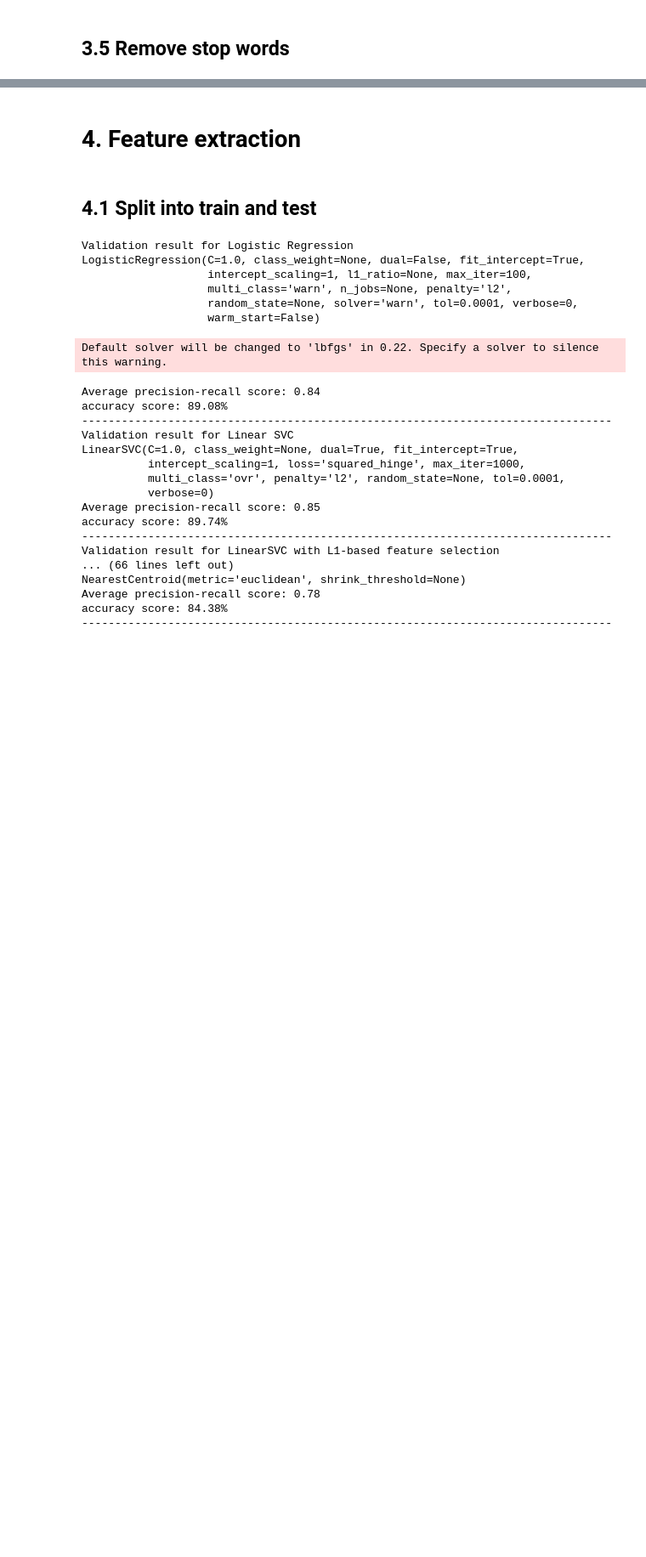
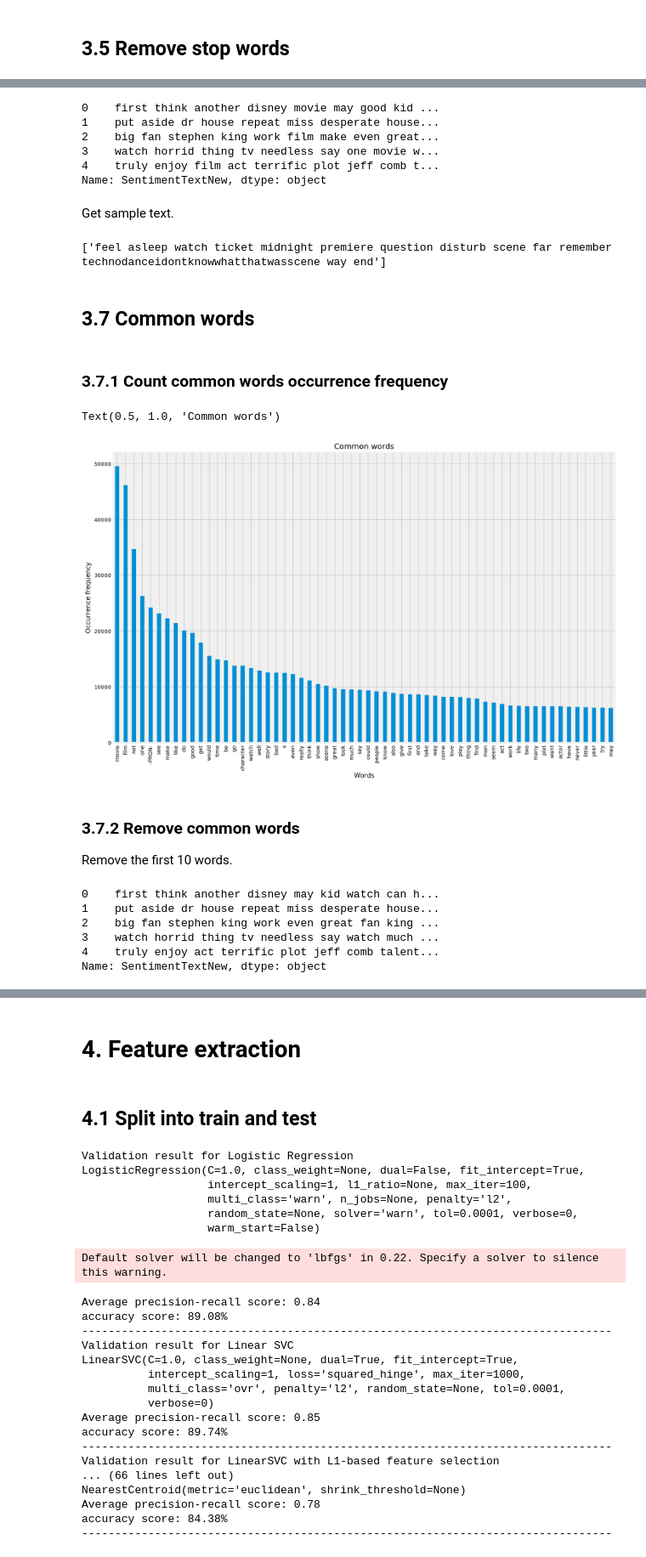
Before and after one commit to Mjauu/text-mining, a Jupyter notebook: sentiment-analysis.ipynb, the cells around one changed output, grey strips where cells are left out. Shown at 85% size. Drawn from its saved outputs; the diff is of its cells as text; code cells hidden in the pictures; blank space fills up the shorter version.

```diff
--- a/sentiment-analysis.ipynb
+++ b/sentiment-analysis.ipynb
@@ -280,4 +251,0 @@ dtype: int64
-# %%
-freq_common = list(freq_common.index)
-data['SentimentText'] = data['SentimentText'].apply(lambda x: " ".join(x for x in x.split() if x not in freq_common))
-data['SentimentText'].head()
@@ -372,0 +252,3 @@ random.sample(data['SentimentText'].values.tolist(), 1)
+# %%
+data['SentimentTextNew'] = data['SentimentTextNew'].apply(lambda x: " ".join(x for x in x.split() if x not in stop))
+data[['SentimentTextNew']].head()
@@ -372,0 +265,45 @@ random.sample(data['SentimentText'].values.tolist(), 1)
+# %%
+data['SentimentTextNew'] = data['SentimentTextNew'].apply(lambda x: " ".join(word.lemma_ for word in sp(x)))
+data['SentimentTextNew'].head()
+# %% [output]
+0    first think another disney movie may good kid ...
+1    put aside dr house repeat miss desperate house...
+2    big fan stephen king work film make even great...
+3    watch horrid thing tv needless say one movie w...
+4    truly enjoy film act terrific plot jeff comb t...
+Name: SentimentTextNew, dtype: object
+# %% [markdown]
+Get sample text.
+# %%
+random.sample(data['SentimentTextNew'].values.tolist(), 1)
+# %% [output]
+['feel asleep watch ticket midnight premiere question disturb scene far remember technodanceidontknowwhatthatwasscene way end']
+# %% [markdown]
+## 3.7 Common words
+# %% [markdown]
+### 3.7.1 Count common words occurrence frequency
+# %%
+freq_common = pd.Series(' '.join(data['SentimentTextNew']).split()).value_counts()
+# %%
+plt.figure(figsize=(15,10))
+freq_common[:60].plot.bar()
+plt.xlabel('Words')
+plt.ylabel('Occurrence frequency')
+plt.title('Common words')
+# %% [output]
+Text(0.5, 1.0, 'Common words')
+[figure, added]
+# %% [markdown]
+### 3.7.2 Remove common words
+Remove the first 10 words.
+# %%
+freq_common_10 = list(freq_common[:10].index)
+data['SentimentTextNew'] = data['SentimentTextNew'].apply(lambda x: " ".join(x for x in x.split() if x not in freq_common_10))
+data['SentimentTextNew'].head()
+# %% [output]
+0    first think another disney may kid watch can h...
+1    put aside dr house repeat miss desperate house...
+2    big fan stephen king work even great fan king ...
+3    watch horrid thing tv needless say watch much ...
+4    truly enjoy act terrific plot jeff comb talent...
+Name: SentimentTextNew, dtype: object
```
Also changed, not shown: parts of 55 cells of this notebook.
